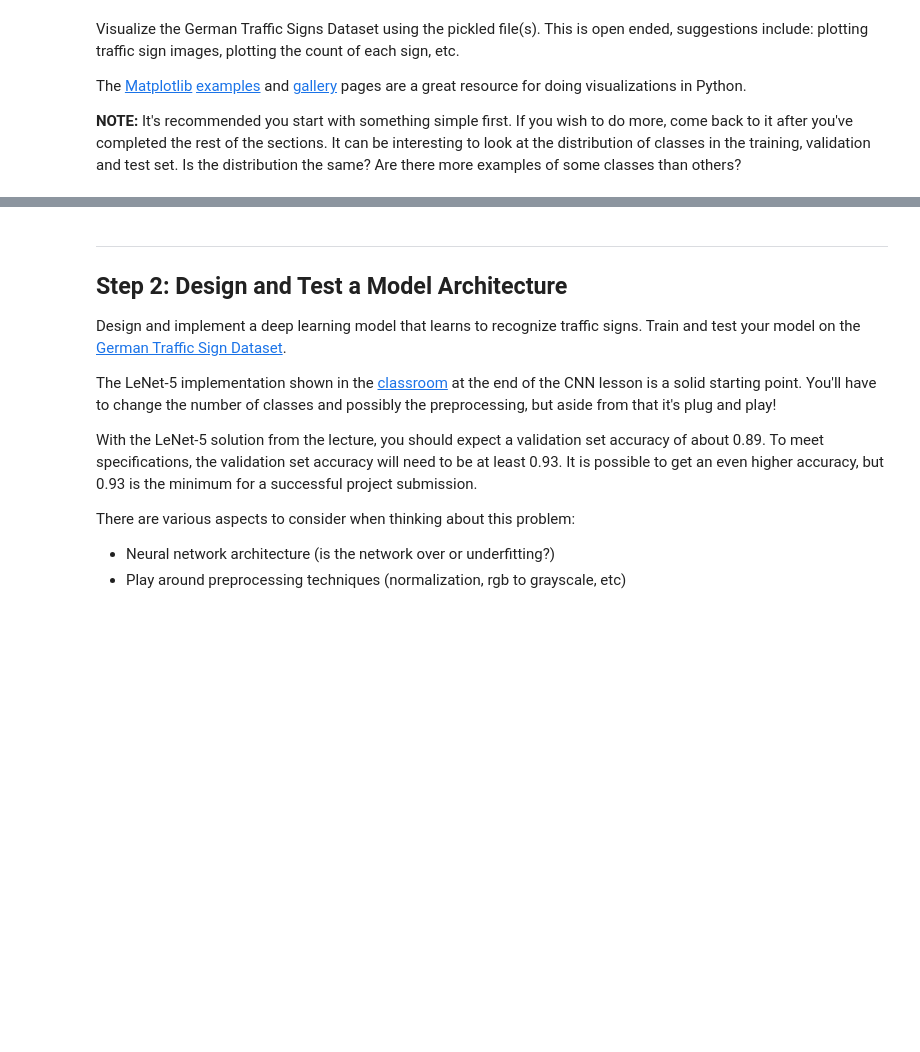
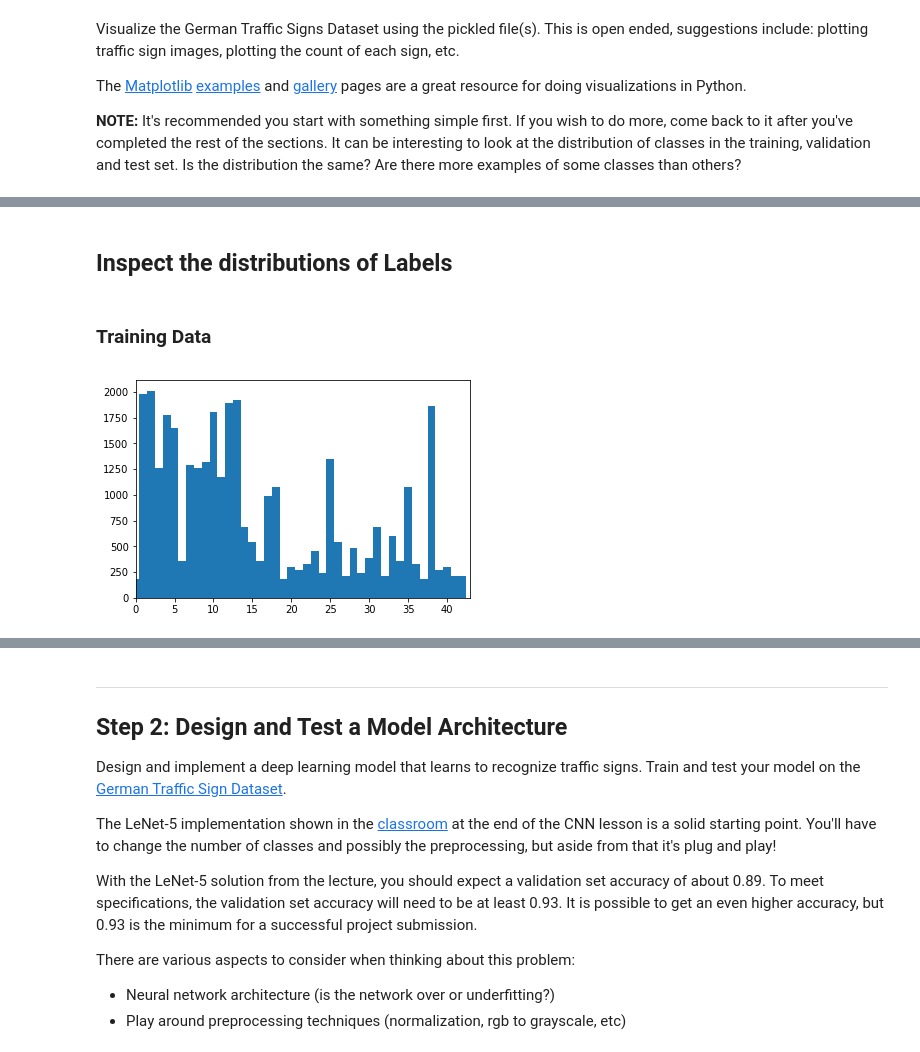
Before and after one commit to srikantviswanath/Traffic-Sign-Classifier-, a Jupyter notebook: Traffic_Sign_Classifier.ipynb, the cells around one changed output, grey strips where cells are left out. Cells and saved outputs as stored; diff of their text form; code cells hidden in the pictures; blank space fills up the shorter version.

```diff
--- a/Traffic_Sign_Classifier.ipynb
+++ b/Traffic_Sign_Classifier.ipynb
@@ -118,0 +121,11 @@ plt.imshow(label_images[10])
+# %% [markdown]
+## Inspect the distributions of Labels
+# %% [markdown]
+### Training Data
+# %%
+train_hist, bin_edges = np.histogram(y_train, bins = range(n_classes + 1))
+plt.bar(bin_edges[:-1], train_hist, width=1)
+plt.xlim(min(bin_edges), max(bin_edges))
+plt.show()
+# %% [output]
+[figure, added]
```
Also changed, not shown: parts of 25 cells of this notebook.
